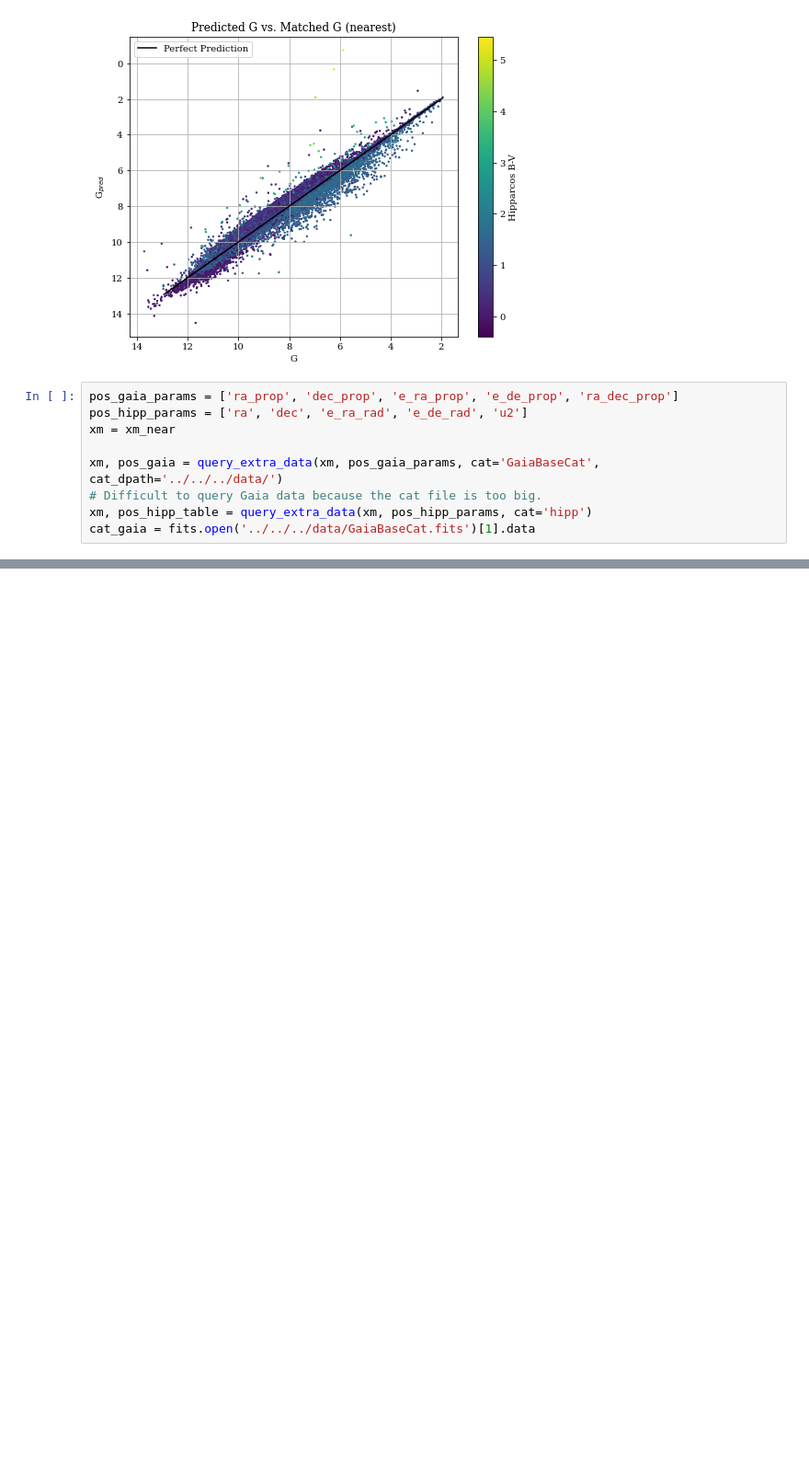
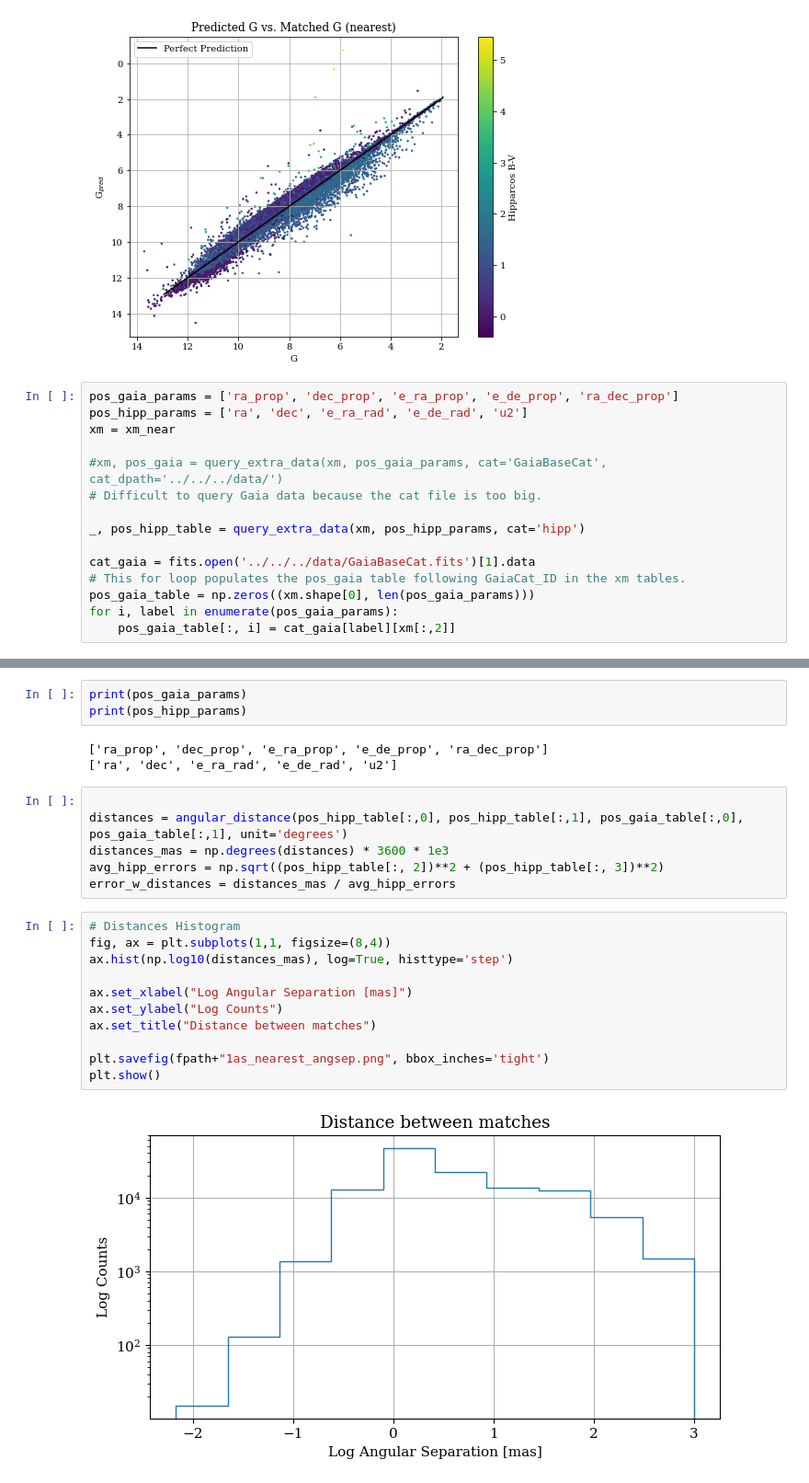
Before and after one commit to RenVit318/masterproject, a Jupyter notebook: src/notebooks/crossmatch_analysis.ipynb, the cells around one changed output, grey strips where cells are left out. Shown: that part at 92% size. Drawn from its saved outputs; the diff is of its cells as text; blank space fills up the shorter version.

```diff
--- a/src/notebooks/crossmatch_analysis.ipynb
+++ b/src/notebooks/crossmatch_analysis.ipynb
@@ -200,8 +211,14 @@ pos_gaia_params = ['ra_prop', 'dec_prop', 'e_ra_prop', 'e_de_prop', 'ra_dec_prop
 pos_hipp_params = ['ra', 'dec', 'e_ra_rad', 'e_de_rad', 'u2']
 xm = xm_near
 
-xm, pos_gaia = query_extra_data(xm, pos_gaia_params, cat='GaiaBaseCat', cat_dpath='../../../data/')
+#xm, pos_gaia = query_extra_data(xm, pos_gaia_params, cat='GaiaBaseCat', cat_dpath='../../../data/')
 # Difficult to query Gaia data because the cat file is too big.
-xm, pos_hipp_table = query_extra_data(xm, pos_hipp_params, cat='hipp')
+
+_, pos_hipp_table = query_extra_data(xm, pos_hipp_params, cat='hipp')
+
 cat_gaia = fits.open('../../../data/GaiaBaseCat.fits')[1].data
+# This for loop populates the pos_gaia table following GaiaCat_ID in the xm tables.
+pos_gaia_table = np.zeros((xm.shape[0], len(pos_gaia_params)))
+for i, label in enumerate(pos_gaia_params):
+    pos_gaia_table[:, i] = cat_gaia[label][xm[:,2]]
 # %% [output]
@@ -330,0 +363,25 @@ plt.show()
+# %%
+print(pos_gaia_params)
+print(pos_hipp_params)
+# %% [output]
+['ra_prop', 'dec_prop', 'e_ra_prop', 'e_de_prop', 'ra_dec_prop']
+['ra', 'dec', 'e_ra_rad', 'e_de_rad', 'u2']
+# %%
+
+distances = angular_distance(pos_hipp_table[:,0], pos_hipp_table[:,1], pos_gaia_table[:,0], pos_gaia_table[:,1], unit='degrees')
+distances_mas = np.degrees(distances) * 3600 * 1e3
+avg_hipp_errors = np.sqrt((pos_hipp_table[:, 2])**2 + (pos_hipp_table[:, 3])**2)
+error_w_distances = distances_mas / avg_hipp_errors
+# %%
+# Distances Histogram
+fig, ax = plt.subplots(1,1, figsize=(8,4))
+ax.hist(np.log10(distances_mas), log=True, histtype='step')
+
+ax.set_xlabel("Log Angular Separation [mas]")
+ax.set_ylabel("Log Counts")
+ax.set_title("Distance between matches")
+
+plt.savefig(fpath+"1as_nearest_angsep.png", bbox_inches='tight')
+plt.show()
+# %% [output]
+[figure, added]
```
Also changed, not shown: parts of 11 cells of this notebook, 2 other files.
